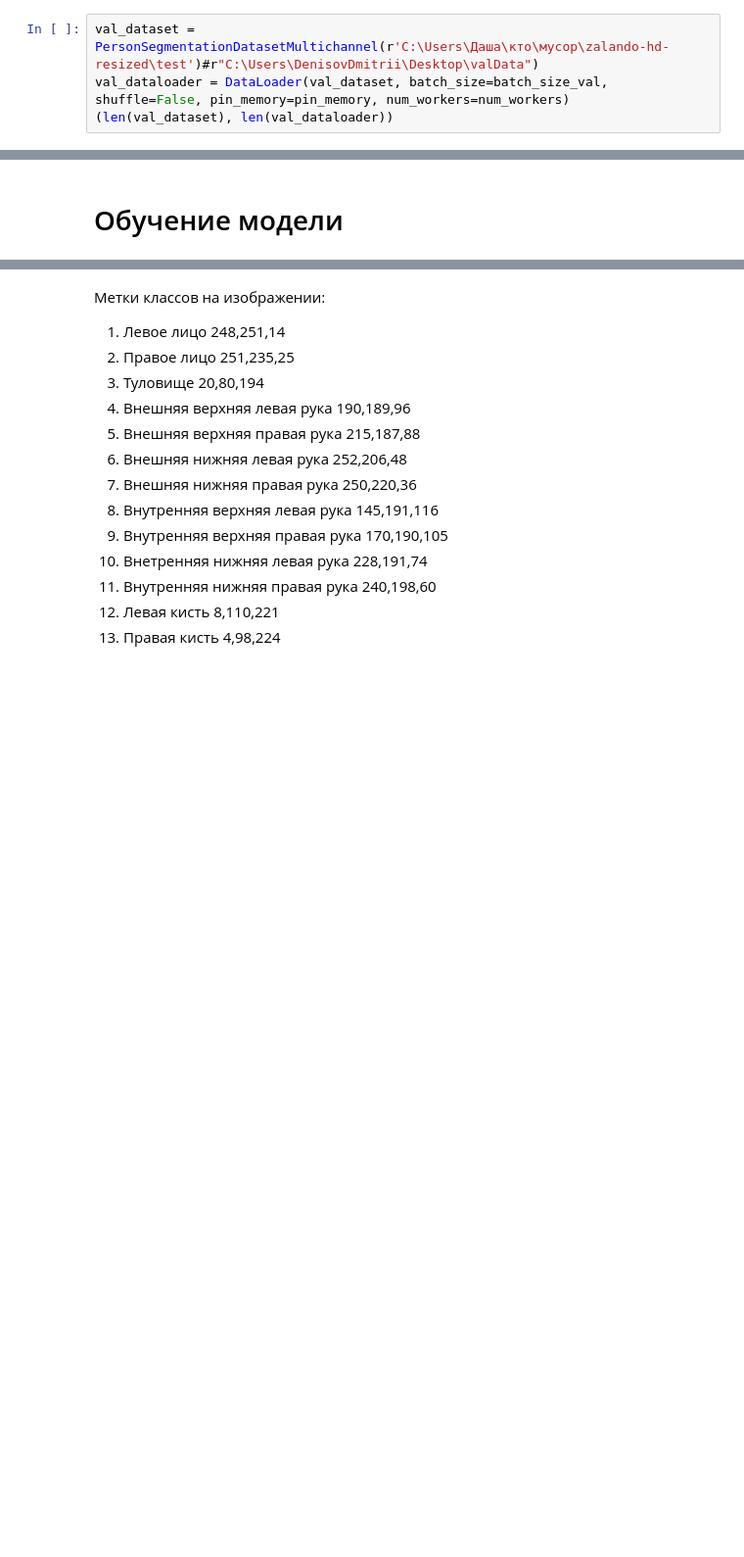
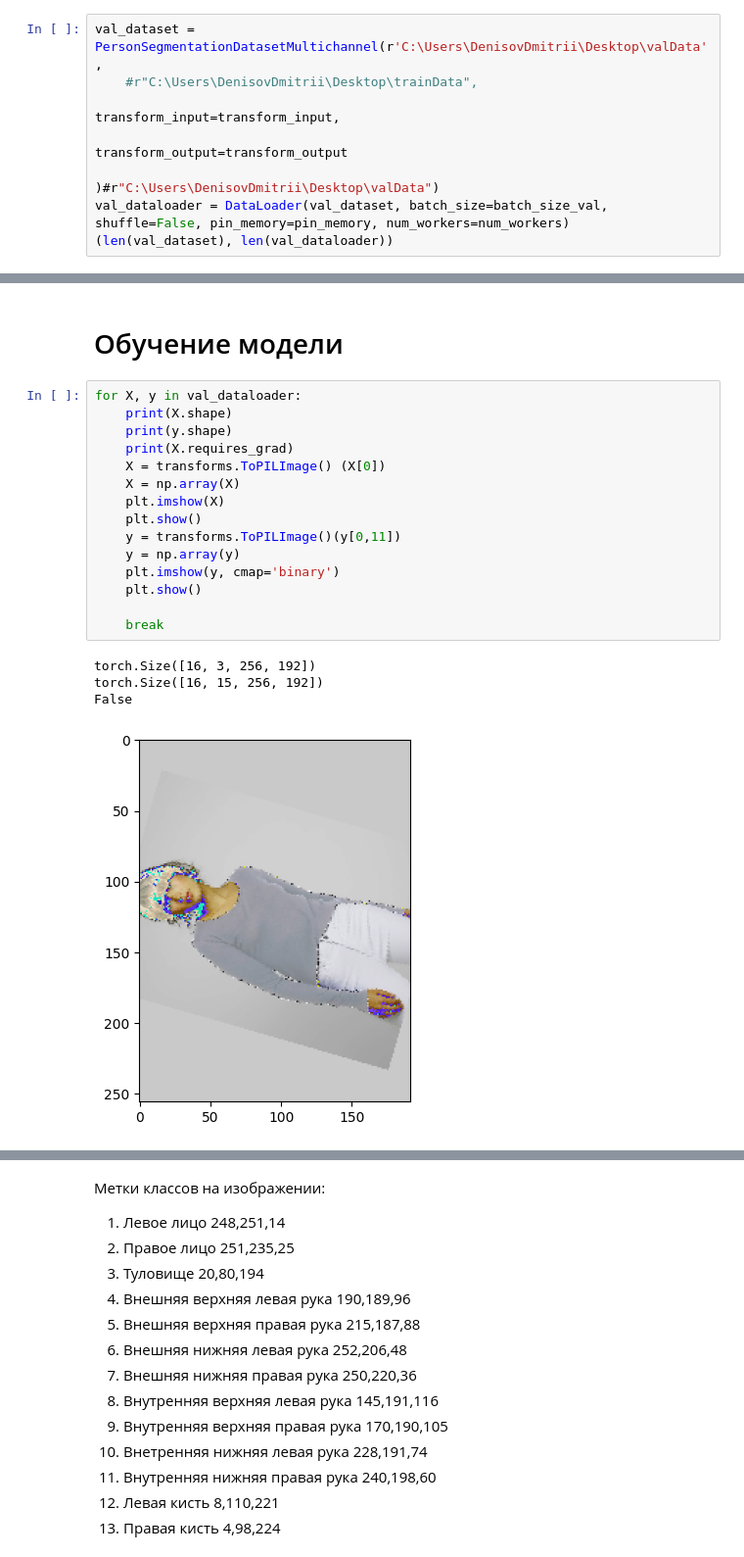
Before and after one commit to EgorProkopov/SMBackEnd, a Jupyter notebook: LookGenerator/networks_training/person_segmentation.ipynb, the cells around one changed output, grey strips where cells are left out. Shown at 98% size. Drawn from its saved outputs; the diff is of its cells as text; blank space fills up the shorter version.

```diff
--- a/LookGenerator/networks_training/person_segmentation.ipynb
+++ b/LookGenerator/networks_training/person_segmentation.ipynb
@@ -55,5 +55,9 @@ train_dataloader = DataLoader(train_dataset, batch_size=batch_size_train, shuffl
 # %%
-val_dataset = PersonSegmentationDatasetMultichannel(r'C:\Users\Даша\кто\мусор\zalando-hd-resized\test')#r"C:\Users\DenisovDmitrii\Desktop\valData")
+val_dataset = PersonSegmentationDatasetMultichannel(r'C:\Users\DenisovDmitrii\Desktop\valData',
+    #r"C:\Users\DenisovDmitrii\Desktop\trainData",
+                                                      transform_input=transform_input,
+                                                      transform_output=transform_output
+                                                    )#r"C:\Users\DenisovDmitrii\Desktop\valData")
 val_dataloader = DataLoader(val_dataset, batch_size=batch_size_val, shuffle=False, pin_memory=pin_memory, num_workers=num_workers)
 (len(val_dataset), len(val_dataloader))
 # %% [output]
@@ -80,2 +88,22 @@ torch.Size([1, 15, 256, 192])
 # %% [markdown]
 # Обучение модели
+# %%
+for X, y in val_dataloader:
+    print(X.shape)
+    print(y.shape)
+    print(X.requires_grad)
+    X = transforms.ToPILImage() (X[0])
+    X = np.array(X)
+    plt.imshow(X)
+    plt.show()
+    y = transforms.ToPILImage()(y[0,11])
+    y = np.array(y)
+    plt.imshow(y, cmap='binary')
+    plt.show()
+
+    break
+# %% [output]
+torch.Size([16, 3, 256, 192])
+torch.Size([16, 15, 256, 192])
+False
+[figure, added]
```
Also changed, not shown: parts of 10 cells of this notebook, 2 other files.
